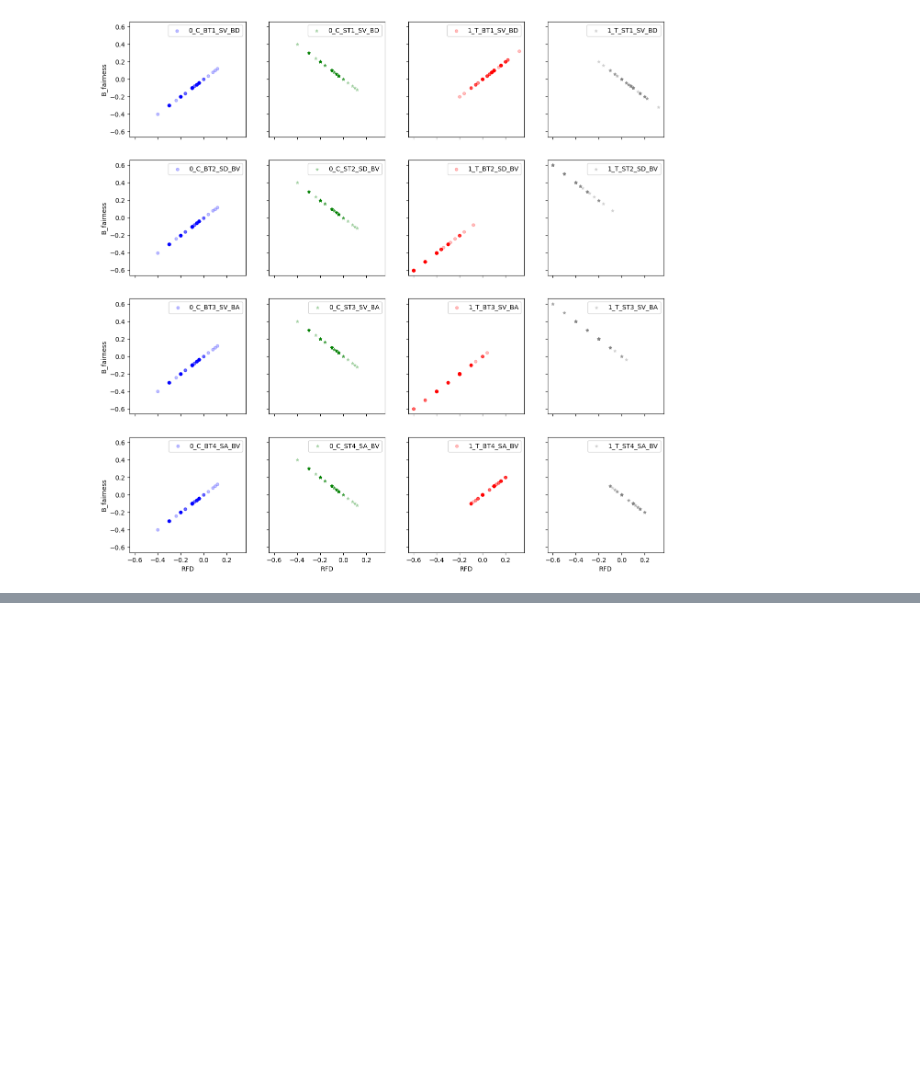
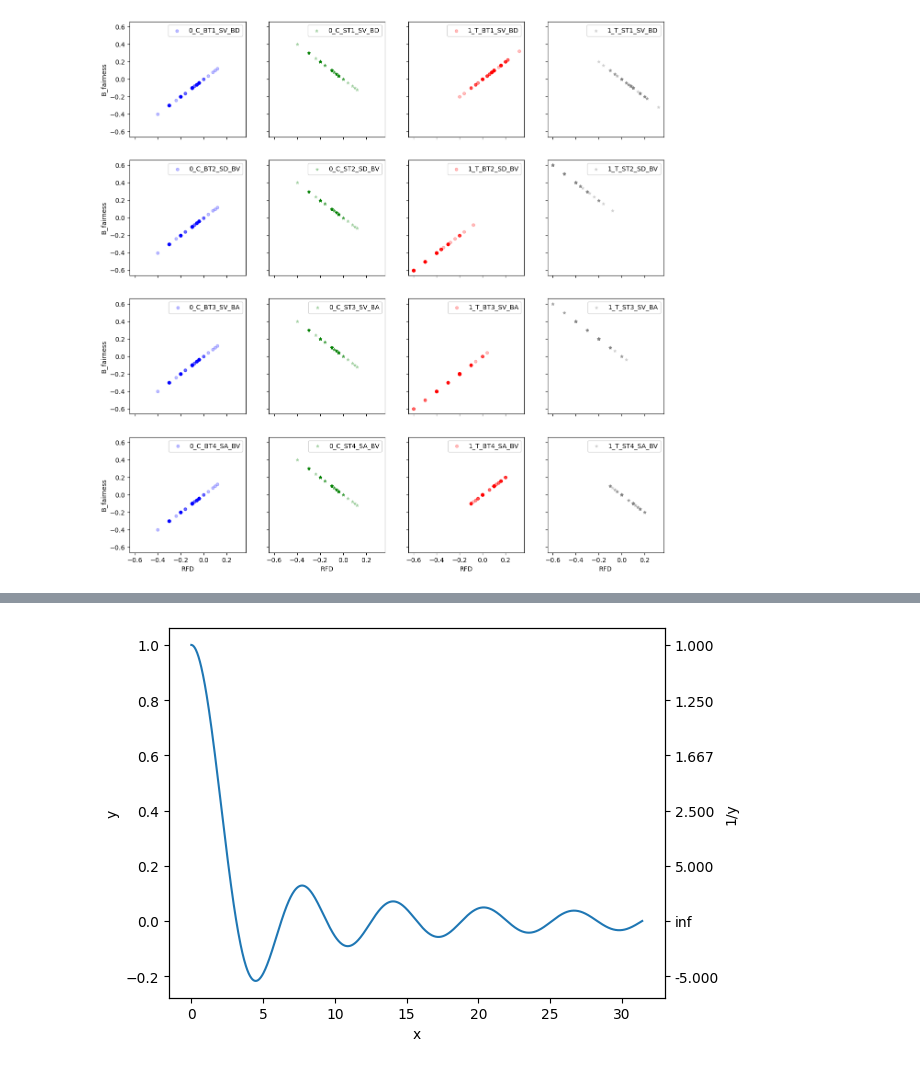
Before and after one commit to ashishpanchal33/NegotiationArena_personality_exp, a Jupyter notebook: Regression_analysis.ipynb, the cells around one changed output, grey strips where cells are left out. Saved outputs shown, nothing was run; the diff lists cells and outputs as text; code cells hidden in the pictures; blank space fills up the shorter version.

```diff
--- a/Regression_analysis.ipynb
+++ b/Regression_analysis.ipynb
@@ -412,0 +570,26 @@ plt.show()
+# %%
+import matplotlib.pyplot as plt
+import numpy as np
+import matplotlib.ticker as mticker
+
+fig, ax1 = plt.subplots(1,1)
+ax1.set_xlabel('x')
+ax1.set_ylabel('y')
+
+# plot something
+x = np.linspace(0.01, 10*np.pi, 1000)
+y = np.sin(x)/x
+ax1.plot(x, y)
+
+# add a twin axes and set its limits so it matches the first
+ax2 = ax1.twinx()
+ax2.set_ylabel('1/y')
+ax2.set_ylim(ax1.get_ylim())
+
+# apply a function formatter
+formatter = mticker.FuncFormatter(lambda x, pos: '{:.3f}'.format(1./x))
+ax2.yaxis.set_major_formatter(formatter)
+
+plt.show()
+# %% [output]
+[figure, added]
```
Also changed, not shown: parts of 9 cells of this notebook.
